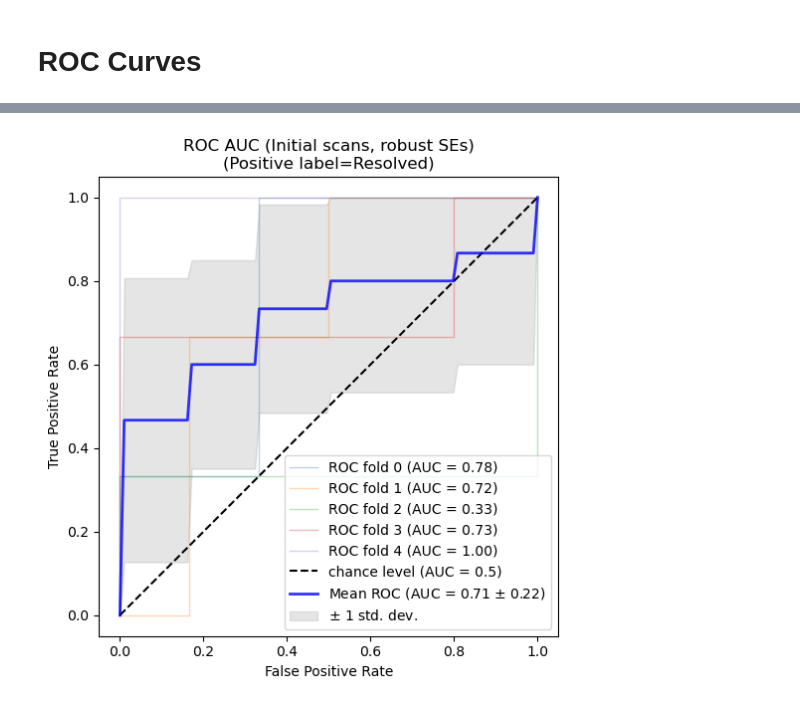
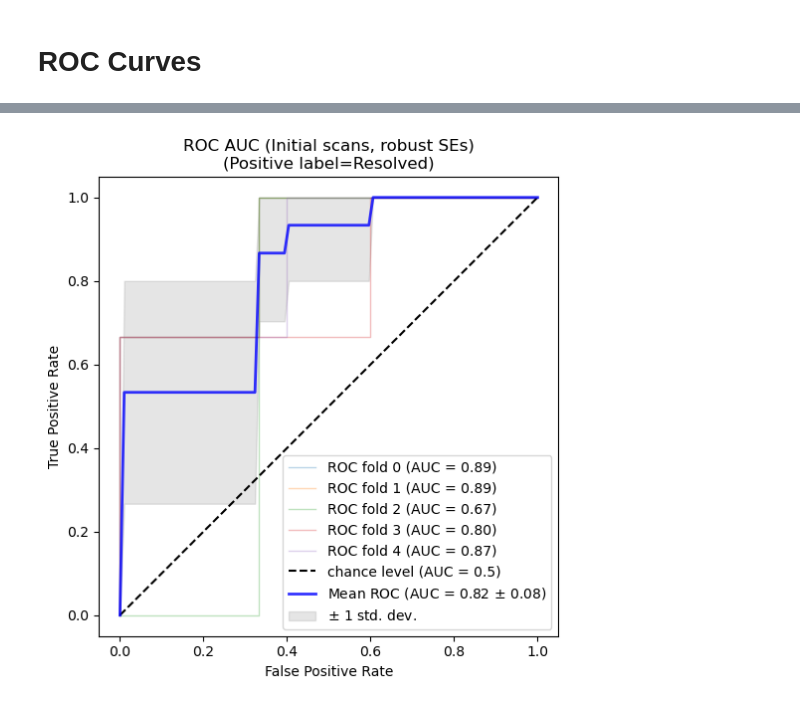
Before and after one commit to qaust/iCPET, a Jupyter notebook: src/logit.ipynb, the cells around one changed output, grey strips where cells are left out. Cells and saved outputs as stored; diff of their text form; code cells hidden in the pictures.

```diff
--- a/src/logit.ipynb
+++ b/src/logit.ipynb
@@ -49,6 +49,7 @@ TEST_SIZE = 0.25
 CV_FOLDS = 5
 
 HEATMAP_COLORS = sns.diverging_palette(h_neg=359, h_pos=250, as_cmap=True)
+plt.style.use('ggplot')
 
 USE_INITIAL = True
 USE_CLUSTERED_SE = False
@@ -507,40 +450,0 @@ Testing out a few...
-# %%
-multivariable_models = pd.DataFrame()
-multivariable_coefs = pd.DataFrame()
-multivariable_results = pd.DataFrame()
-
-for feature_key, feature_option in tqdm(feature_options.items()):
-    for control_key, control_option in tqdm(control_options.items()):
-        for selector_key, selector_option in selector_options.items():
-            # Unwrap features
-            y_temp = y.copy()
-            features = model_definitions[feature_key][y_temp.name][control_key][selector_key]
-            X_temp = sm.add_constant(X[features])
-
-            # Fit model
-            model_sm, model_sk = fit_model(X_temp, y_temp)
-
-            # Collect model information
-            temp_models = store_model_results(model_sm, model_sk, X_temp, y_temp)
-            multivariable_models = pd.concat([multivariable_models, temp_models], axis=0)
-
-            # Collect coef information
-            temp_coefs = store_coef_results(model_sm, y_temp)
-            multivariable_coefs = pd.concat([multivariable_coefs, temp_coefs], axis=0)
-
-            # Combine model and coef information
-            temp_results = pd.concat([temp_models, temp_coefs], axis=1)
-            temp_results = temp_results.reset_index()
-            temp_results['model_dfn'] = temp_results['model_dfn'].apply('_'.join)
-            temp_results['category'] = feature_key
-            temp_results['controls'] = control_key
-            temp_results['selection_method'] = selector_key
-            temp_results.index = temp_results[['category', 'selection_method', 'y', 'controls']].apply('%'.join, axis=1)
-            temp_results.index.name = 'Lookup'
-
-            # Combine
-            multivariable_results = pd.concat([multivariable_results, temp_results], axis=0)
-
-print(multivariable_models.shape)
-print(multivariable_coefs.shape)
-print(multivariable_results.shape)
@@ -596,7 +669,7 @@ else:
     plot_title += 'robust SEs)'
 
 
-feat = composite_model1
+feat = composite_model2
 
 X_temp = sm.add_constant(X[feat]).reset_index(drop=True)
 y_temp = y.copy().reset_index(drop=True)
@@ -645,33 +718,31 @@ ax.plot(
     lw=2,
     alpha=0.8,
 )
 
 std_tpr = np.std(tprs, axis=0)
 tprs_upper = np.minimum(mean_tpr + std_tpr, 1)
 tprs_lower = np.maximum(mean_tpr - std_tpr, 0)
 ax.fill_between(
     mean_fpr,
     tprs_lower,
     tprs_upper,
     color="grey",
     alpha=0.2,
     label=r"$\pm$ 1 std. dev.",
 )
 
 ax.set(
     xlim=[-0.05, 1.05],
     ylim=[-0.05, 1.05],
     xlabel="False Positive Rate",
     ylabel="True Positive Rate",
     title=f"{plot_title}\n(Positive label=Resolved)",
 )
 ax.axis("square")
 ax.legend(loc="lower right")
 
-
-
 plt.savefig(f'../figures/{fname}.png')
 
 plt.show()
 # %% [output]
-[figure, old version]
+[figure, new version]
```
Also changed, not shown: parts of 14 cells of this notebook.
